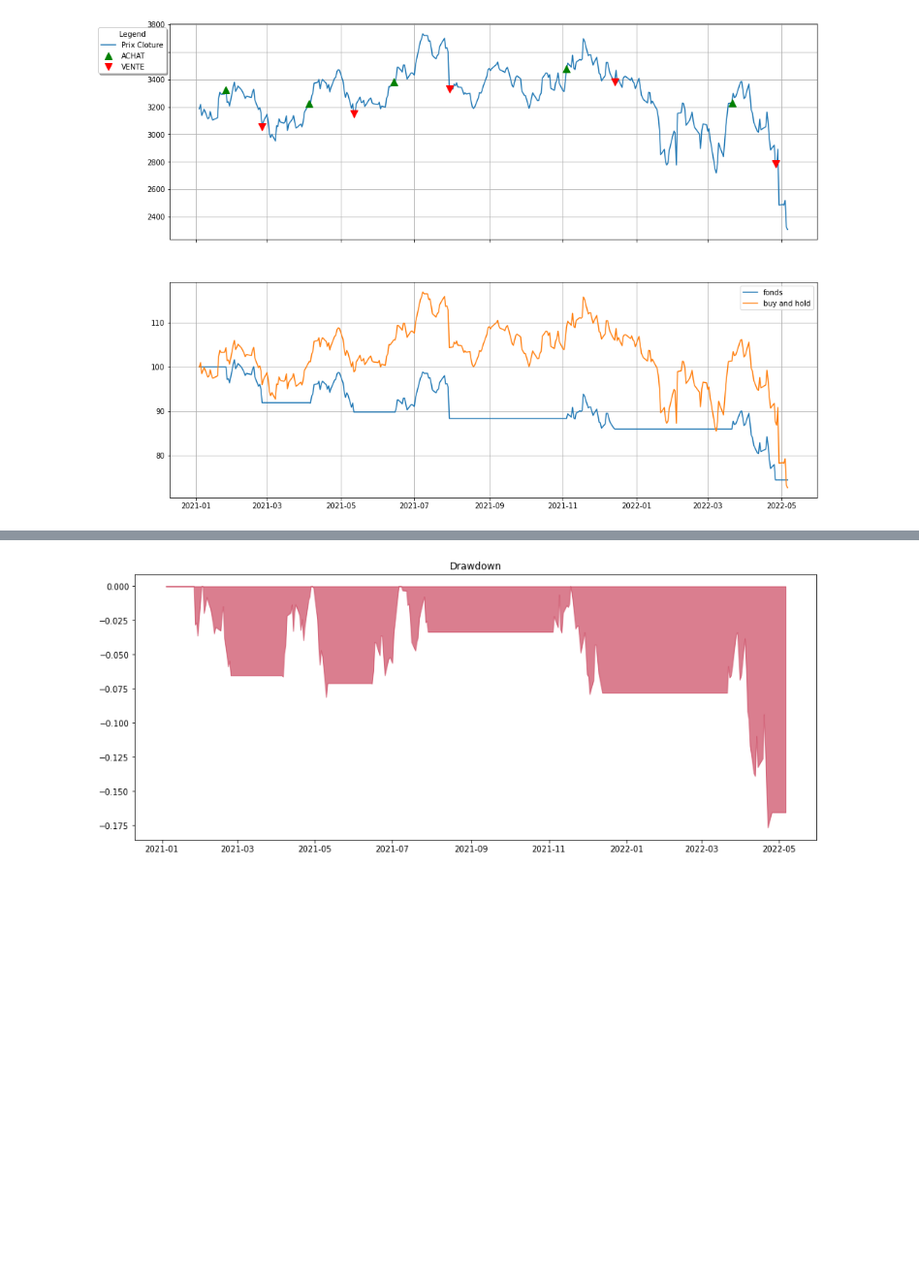
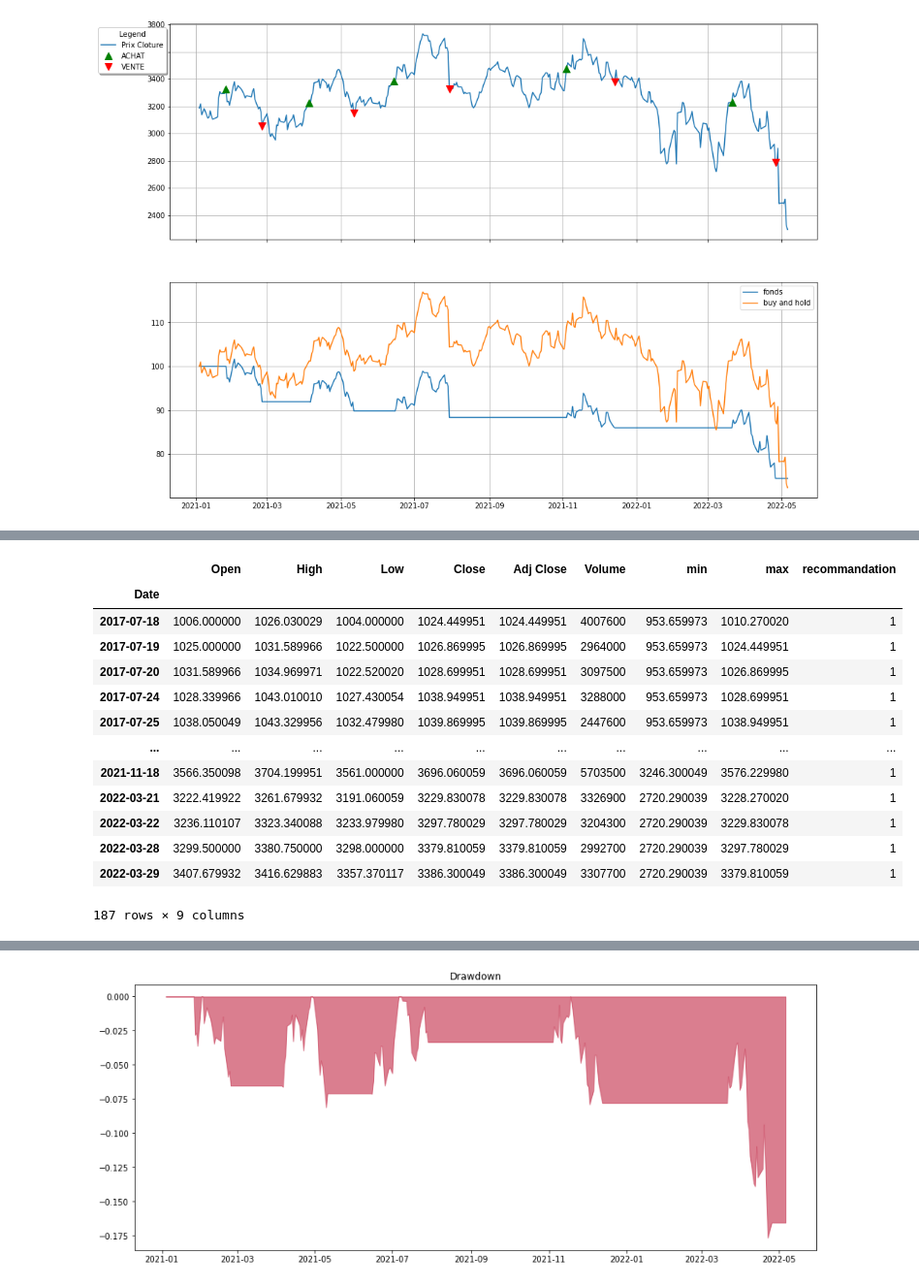
Before and after one commit to antoinebarre/grisbi-dev, a Jupyter notebook: test_manipulation_stock.ipynb, the cells around one changed output, grey strips where cells are left out. Shown at 97% size. Cells and saved outputs as stored; diff of their text form; code cells hidden in the pictures; blank space fills up the shorter version.

```diff
--- a/test_manipulation_stock.ipynb
+++ b/test_manipulation_stock.ipynb
@@ -69,3 +70,22 @@ dt["value"].plot()
+# %%
+
+buyPrice = df[df["recommandation"]==1]
+buyPrice
+# %% [output]
+|  | Open | High | Low | Close | Adj Close | Volume | min | max | recommandation |
+| Date |  |  |  |  |  |  |  |  |  |
+| 2017-07-18 | 1006.000000 | 1026.030029 | 1004.000000 | 1024.449951 | 1024.449951 | 4007600 | 953.659973 | 1010.270020 | 1 |
+| 2017-07-19 | 1025.000000 | 1031.589966 | 1022.500000 | 1026.869995 | 1026.869995 | 2964000 | 953.659973 | 1024.449951 | 1 |
+| 2017-07-20 | 1031.589966 | 1034.969971 | 1022.520020 | 1028.699951 | 1028.699951 | 3097500 | 953.659973 | 1026.869995 | 1 |
+| 2017-07-24 | 1028.339966 | 1043.010010 | 1027.430054 | 1038.949951 | 1038.949951 | 3288000 | 953.659973 | 1028.699951 | 1 |
+| 2017-07-25 | 1038.050049 | 1043.329956 | 1032.479980 | 1039.869995 | 1039.869995 | 2447600 | 953.659973 | 1038.949951 | 1 |
+| ... | ... | ... | ... | ... | ... | ... | ... | ... | ... |
+| 2021-11-18 | 3566.350098 | 3704.199951 | 3561.000000 | 3696.060059 | 3696.060059 | 5703500 | 3246.300049 | 3576.229980 | 1 |
+| 2022-03-21 | 3222.419922 | 3261.679932 | 3191.060059 | 3229.830078 | 3229.830078 | 3326900 | 2720.290039 | 3228.270020 | 1 |
+| 2022-03-22 | 3236.110107 | 3323.340088 | 3233.979980 | 3297.780029 | 3297.780029 | 3204300 | 2720.290039 | 3229.830078 | 1 |
+| 2022-03-28 | 3299.500000 | 3380.750000 | 3298.000000 | 3379.810059 | 3379.810059 | 2992700 | 2720.290039 | 3297.780029 | 1 |
+| 2022-03-29 | 3407.679932 | 3416.629883 | 3357.370117 | 3386.300049 | 3386.300049 | 3307700 | 2720.290039 | 3379.810059 | 1 |
+187 rows × 9 columns
 # %%
 def drawdown_function(serie):
 
```
Also changed, not shown: parts of 6 cells of this notebook, 1 other file.
